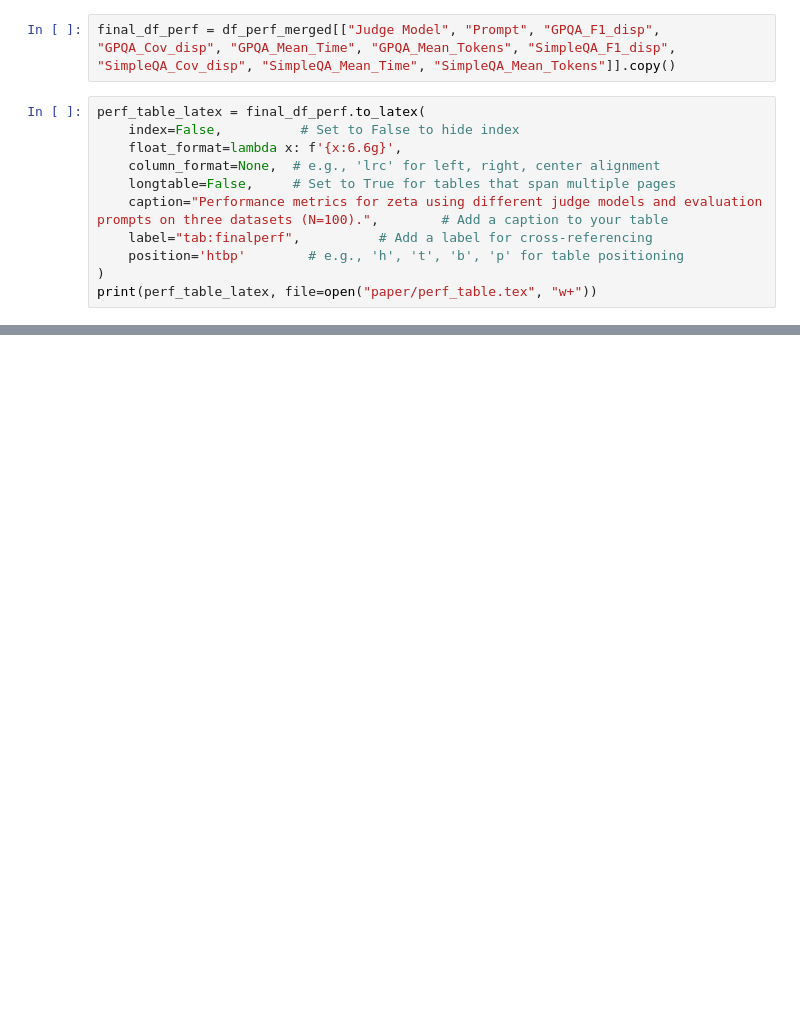
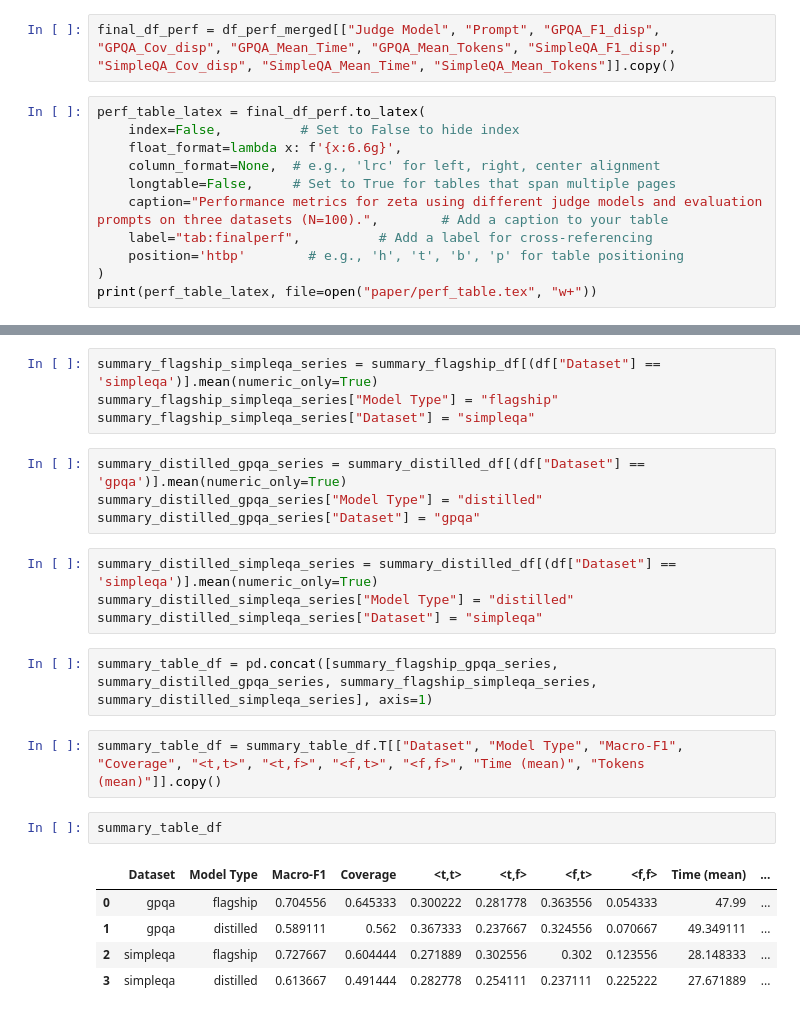
Before and after one commit to bradleypallen/bilateral-factuality-evaluation, a Jupyter notebook: evaluation_v2.ipynb, the cells around one changed output, grey strips where cells are left out. Saved outputs shown, nothing was run; the diff lists cells and outputs as text; blank space fills up the shorter version.

Commit message:
Generating summary table for paper

```diff
--- a/evaluation_v2.ipynb
+++ b/evaluation_v2.ipynb
@@ -1239,0 +1250,24 @@ print(perf_table_latex, file=open("paper/perf_table.tex", "w+"))
+# %%
+summary_flagship_simpleqa_series = summary_flagship_df[(df["Dataset"] == 'simpleqa')].mean(numeric_only=True)
+summary_flagship_simpleqa_series["Model Type"] = "flagship"
+summary_flagship_simpleqa_series["Dataset"] = "simpleqa"
+# %%
+summary_distilled_gpqa_series = summary_distilled_df[(df["Dataset"] == 'gpqa')].mean(numeric_only=True)
+summary_distilled_gpqa_series["Model Type"] = "distilled"
+summary_distilled_gpqa_series["Dataset"] = "gpqa"
+# %%
+summary_distilled_simpleqa_series = summary_distilled_df[(df["Dataset"] == 'simpleqa')].mean(numeric_only=True)
+summary_distilled_simpleqa_series["Model Type"] = "distilled"
+summary_distilled_simpleqa_series["Dataset"] = "simpleqa"
+# %%
+summary_table_df = pd.concat([summary_flagship_gpqa_series, summary_distilled_gpqa_series, summary_flagship_simpleqa_series, summary_distilled_simpleqa_series], axis=1)
+# %%
+summary_table_df = summary_table_df.T[["Dataset", "Model Type", "Macro-F1", "Coverage", "<t,t>", "<t,f>", "<f,t>", "<f,f>", "Time (mean)", "Tokens (mean)"]].copy()
+# %%
+summary_table_df
+# %% [output]
+|  | Dataset | Model Type | Macro-F1 | Coverage | <t,t> | <t,f> | <f,t> | <f,f> | Time (mean) | ... |
+| 0 | gpqa | flagship | 0.704556 | 0.645333 | 0.300222 | 0.281778 | 0.363556 | 0.054333 | 47.99 | ... |
+| 1 | gpqa | distilled | 0.589111 | 0.562 | 0.367333 | 0.237667 | 0.324556 | 0.070667 | 49.349111 | ... |
+| 2 | simpleqa | flagship | 0.727667 | 0.604444 | 0.271889 | 0.302556 | 0.302 | 0.123556 | 28.148333 | ... |
+| 3 | simpleqa | distilled | 0.613667 | 0.491444 | 0.282778 | 0.254111 | 0.237111 | 0.225222 | 27.671889 | ... |
```
Also changed, not shown: parts of 11 cells of this notebook, 2 other files.
